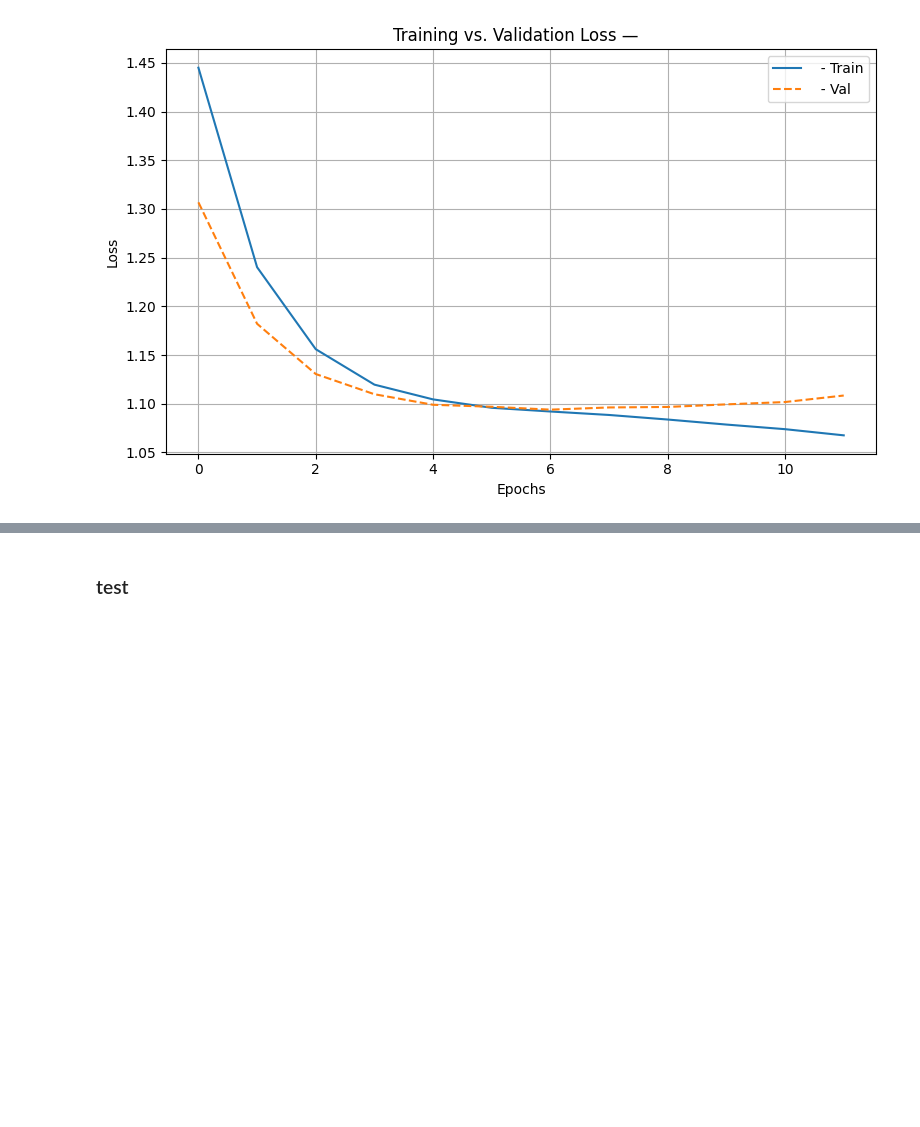
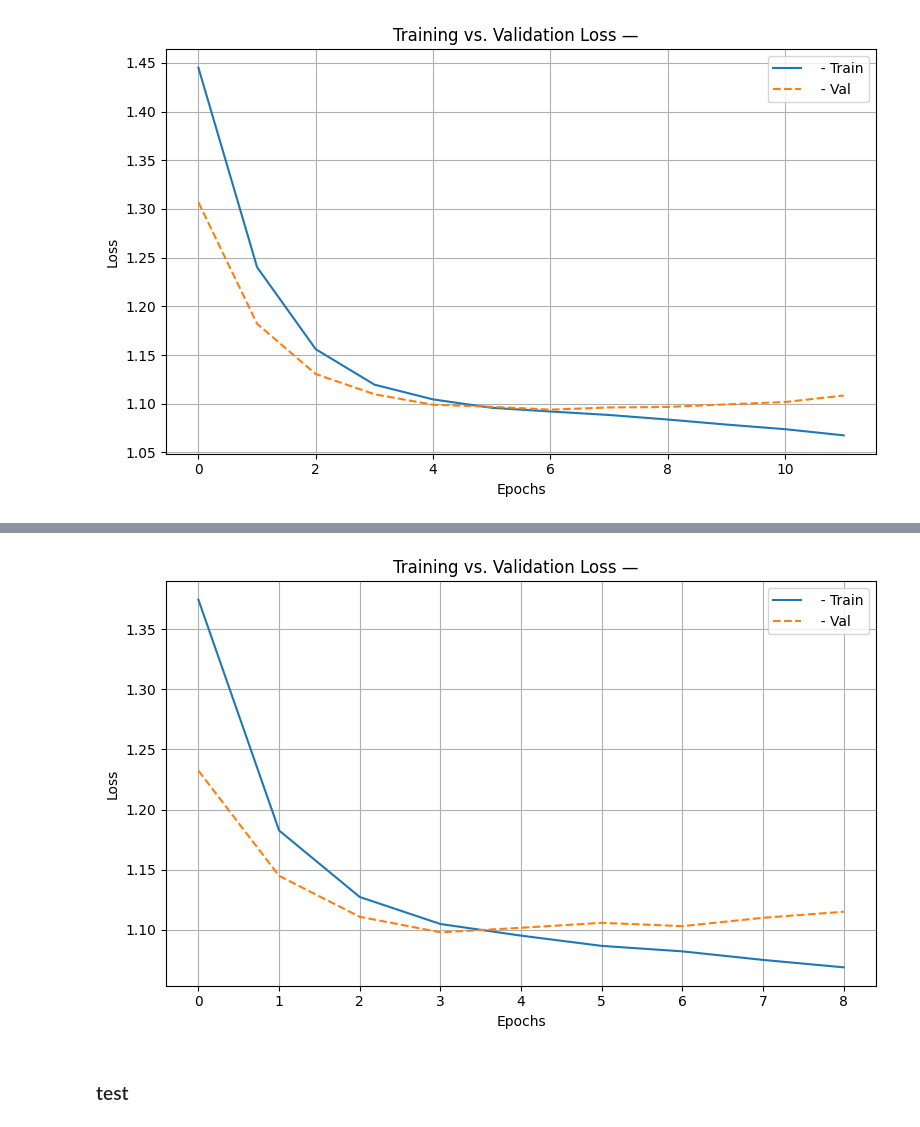
Before and after one commit to staerkjoe/NLP_Final, a Jupyter notebook: LSTM_BiLSTM.ipynb, the cells around one changed output, grey strips where cells are left out. Saved outputs shown, nothing was run; the diff lists cells and outputs as text; code cells hidden in the pictures; blank space fills up the shorter version.

```diff
--- a/LSTM_BiLSTM.ipynb
+++ b/LSTM_BiLSTM.ipynb
@@ -1099,0 +1140,17 @@ plot_individual_loss(history14, " ")
+# %%
+model16 = model_bilstm_trainable_optimized(
+    embedding_layer=embedding_glove_trainable,
+    dropout=0.675,
+    lstm_units=32,
+    dense_units=32,
+    l2_reg=0.01
+)
+
+history16 = model16.fit(
+    X_train, y_train,
+    epochs=30,
+    batch_size=64,
+    validation_split=0.2,
+    callbacks=[early_stop],
+    verbose=1
+)
@@ -1100,3 +1176,8 @@ plot_individual_loss(history14, " ")
+# %%
+#plot
+plot_individual_loss(history16, " ")
+# %% [output]
+[figure, added]
 # %% [markdown]
 ### test
 # %%
```
Also changed, not shown: parts of 5 cells of this notebook, 1 other file.
